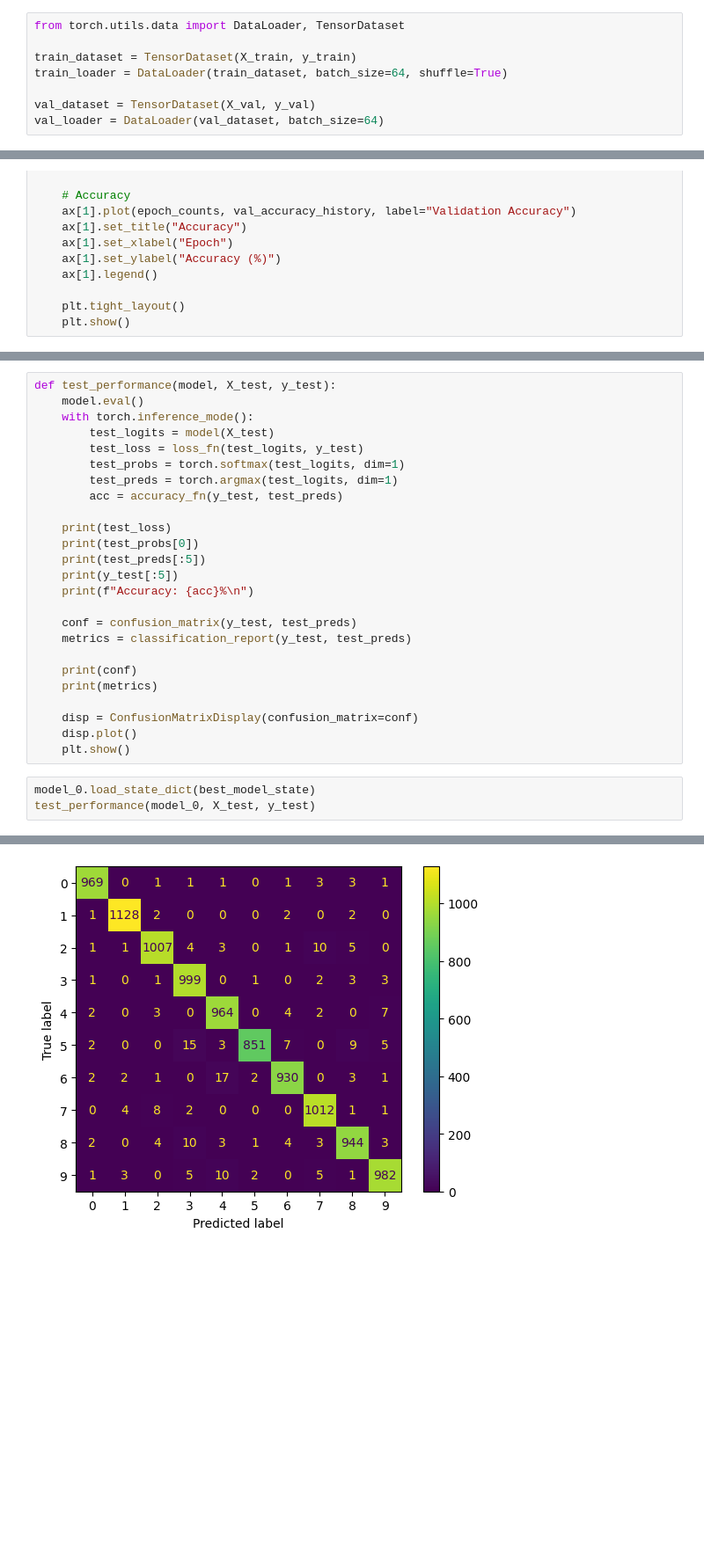
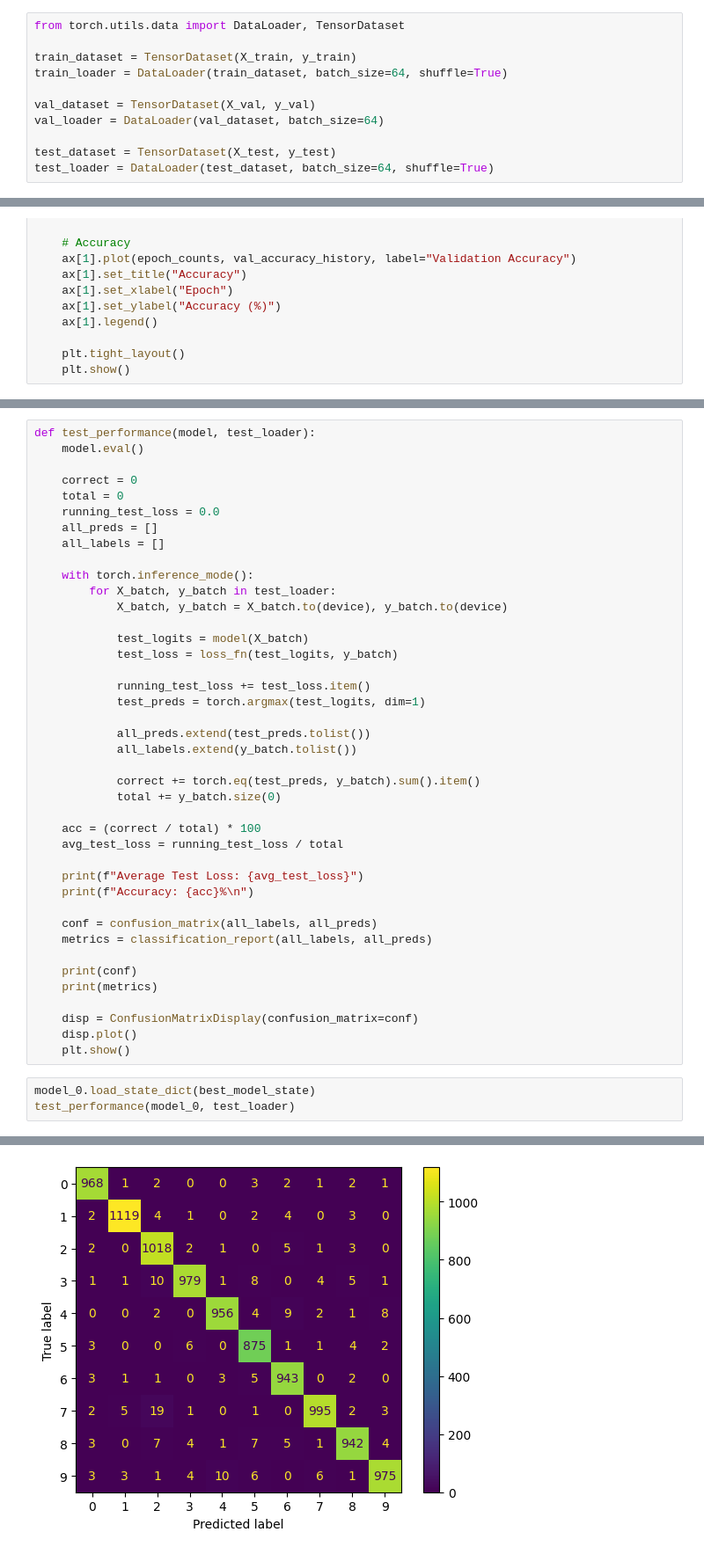
Before and after one commit to SarveshMD/colab-notebooks, a Jupyter notebook: mnist_pytorch.ipynb, the cells around one changed output, grey strips where cells are left out. Shown at 88% size. Saved outputs shown, nothing was run; the diff lists cells and outputs as text; blank space fills up the shorter version.

```diff
--- a/mnist_pytorch.ipynb
+++ b/mnist_pytorch.ipynb
@@ -71,6 +72,9 @@ train_loader = DataLoader(train_dataset, batch_size=64, shuffle=True)
 
 val_dataset = TensorDataset(X_val, y_val)
 val_loader = DataLoader(val_dataset, batch_size=64)
+
+test_dataset = TensorDataset(X_test, y_test)
+test_loader = DataLoader(test_dataset, batch_size=64, shuffle=True)
 # %%
 print(X_train.dtype)
 print(X_train.min(), X_train.max())
@@ -228,21 +232,37 @@ plot_learning_curves(**results)
 # %%
-def test_performance(model, X_test, y_test):
+def test_performance(model, test_loader):
     model.eval()
+
+    correct = 0
+    total = 0
+    running_test_loss = 0.0
+    all_preds = []
+    all_labels = []
+
     with torch.inference_mode():
-        test_logits = model(X_test)
-        test_loss = loss_fn(test_logits, y_test)
-        test_probs = torch.softmax(test_logits, dim=1)
-        test_preds = torch.argmax(test_logits, dim=1)
-        acc = accuracy_fn(y_test, test_preds)
+        for X_batch, y_batch in test_loader:
+            X_batch, y_batch = X_batch.to(device), y_batch.to(device)
 
-    print(test_loss)
-    print(test_probs[0])
-    print(test_preds[:5])
-    print(y_test[:5])
+            test_logits = model(X_batch)
+            test_loss = loss_fn(test_logits, y_batch)
+
+            running_test_loss += test_loss.item()
+            test_preds = torch.argmax(test_logits, dim=1)
+
+            all_preds.extend(test_preds.tolist())
+            all_labels.extend(y_batch.tolist())
+
+            correct += torch.eq(test_preds, y_batch).sum().item()
+            total += y_batch.size(0)
+
+    acc = (correct / total) * 100
+    avg_test_loss = running_test_loss / total
+
+    print(f"Average Test Loss: {avg_test_loss}")
     print(f"Accuracy: {acc}%\n")
 
-    conf = confusion_matrix(y_test, test_preds)
-    metrics = classification_report(y_test, test_preds)
+    conf = confusion_matrix(all_labels, all_preds)
+    metrics = classification_report(all_labels, all_preds)
 
     print(conf)
     print(metrics)
@@ -252,5 +272,5 @@ def test_performance(model, X_test, y_test):
     plt.show()
 # %%
 model_0.load_state_dict(best_model_state)
-test_performance(model_0, X_test, y_test)
+test_performance(model_0, test_loader)
 # %% [output]
@@ -270,5 +290,5 @@ Accuracy: 97.86%
 
     accuracy                           0.98     10000
    macro avg       0.98      0.98      0.98     10000
 weighted avg       0.98      0.98      0.98     10000
-[figure, old version]
+[figure, new version]
```
Also changed, not shown: parts of 30 cells of this notebook.
